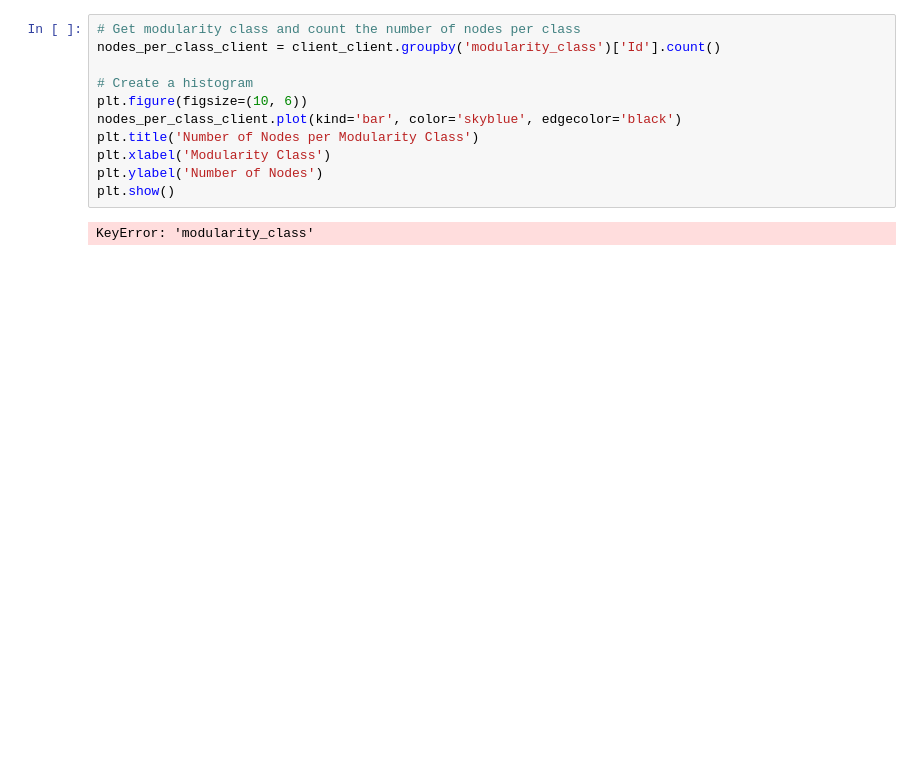
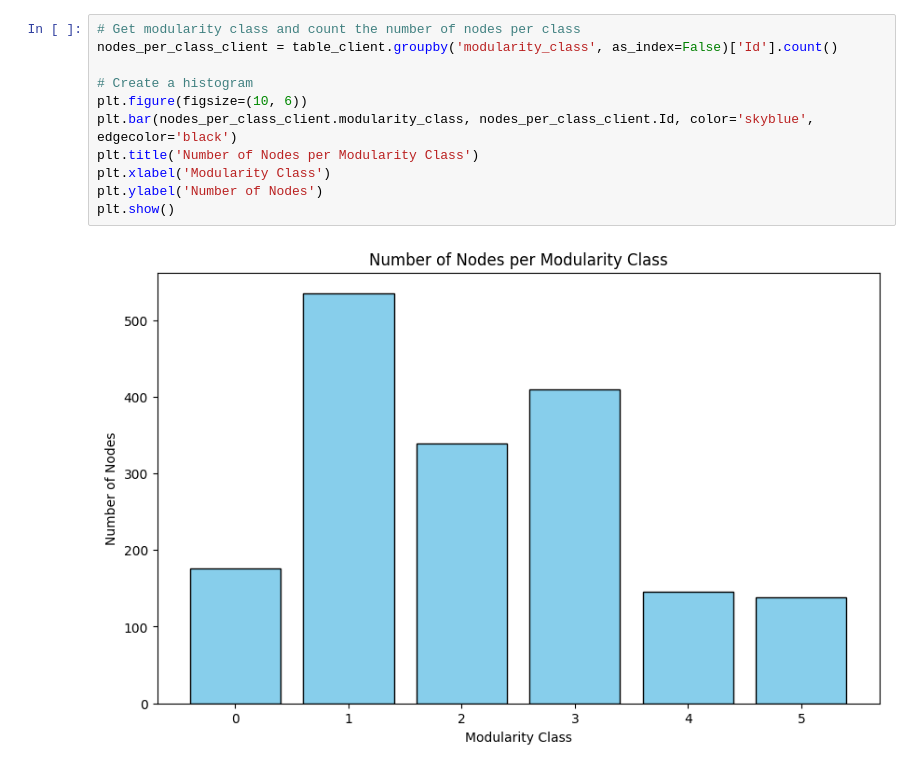
Before and after one commit to DEISI-ULHT-TFC-2023-24/TFC-DEISEI64-E-Commerce, a Jupyter notebook: Community Analysis.ipynb, the cells around one changed output. Cells and saved outputs as stored; diff of their text form; blank space fills up the shorter version.

```diff
--- a/Community Analysis.ipynb
+++ b/Community Analysis.ipynb
@@ -64,13 +61,13 @@ Number of edges: 339610
 # %%
 # Get modularity class and count the number of nodes per class
-nodes_per_class_client = client_client.groupby('modularity_class')['Id'].count()
+nodes_per_class_client = table_client.groupby('modularity_class', as_index=False)['Id'].count()
 
 # Create a histogram
 plt.figure(figsize=(10, 6))
-nodes_per_class_client.plot(kind='bar', color='skyblue', edgecolor='black')
+plt.bar(nodes_per_class_client.modularity_class, nodes_per_class_client.Id, color='skyblue', edgecolor='black')
 plt.title('Number of Nodes per Modularity Class')
 plt.xlabel('Modularity Class')
 plt.ylabel('Number of Nodes')
 plt.show()
 # %% [output]
-KeyError: 'modularity_class'
+[figure, added]
```
Also changed, not shown: parts of 4 cells of this notebook.
